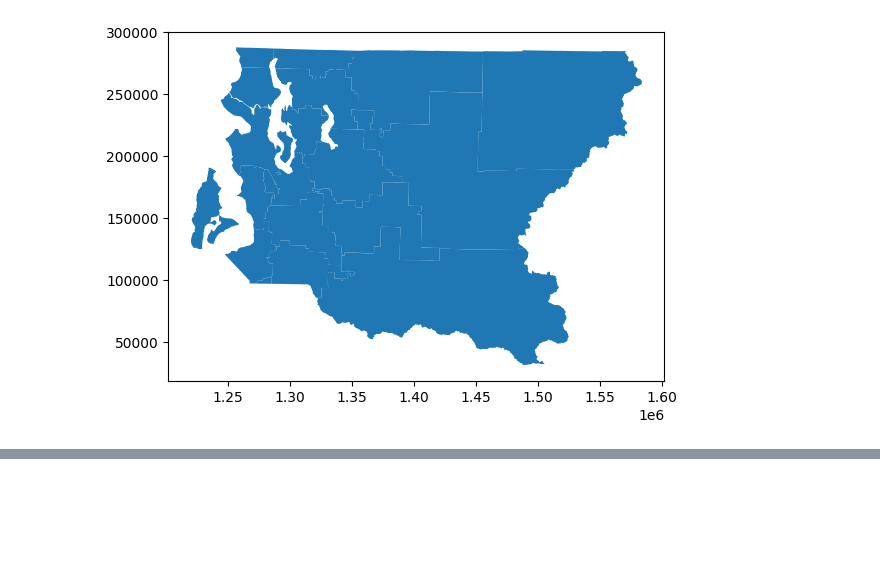
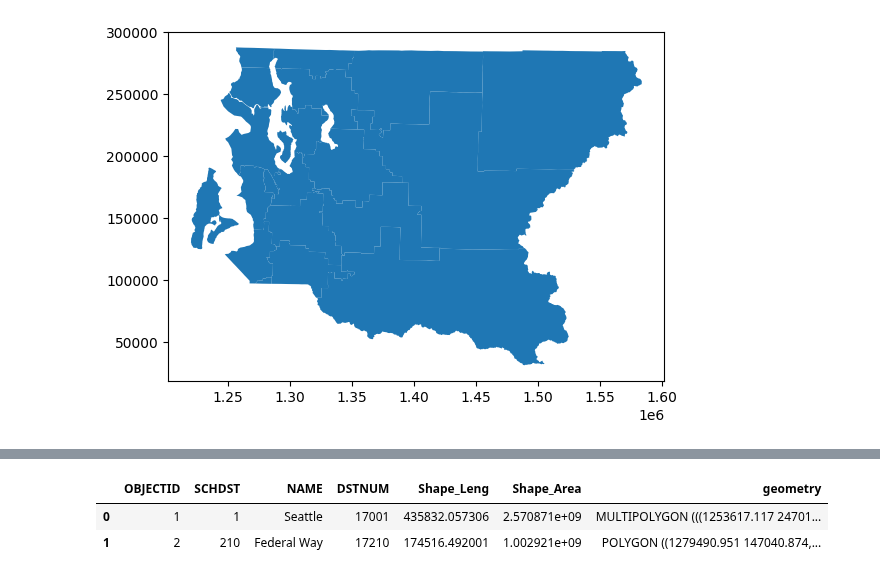
Before and after one commit to Spontyrupple/mamaine, a Jupyter notebook: King_County.ipynb, the cells around one changed output, grey strips where cells are left out. Cells and saved outputs as stored; diff of their text form; code cells hidden in the pictures; blank space fills up the shorter version.

```diff
--- a/King_County.ipynb
+++ b/King_County.ipynb
@@ -62,0 +82,6 @@ kingc.plot()
+# %%
+kingc.head(2)
+# %% [output]
+|  | OBJECTID | SCHDST | NAME | DSTNUM | Shape_Leng | Shape_Area | geometry |
+| 0 | 1 | 1 | Seattle | 17001 | 435832.057306 | 2.570871e+09 | MULTIPOLYGON (((1253617.117 24701... |
+| 1 | 2 | 210 | Federal Way | 17210 | 174516.492001 | 1.002921e+09 | POLYGON ((1279490.951 147040.874,... |
```
Also changed, not shown: parts of 6 cells of this notebook.
